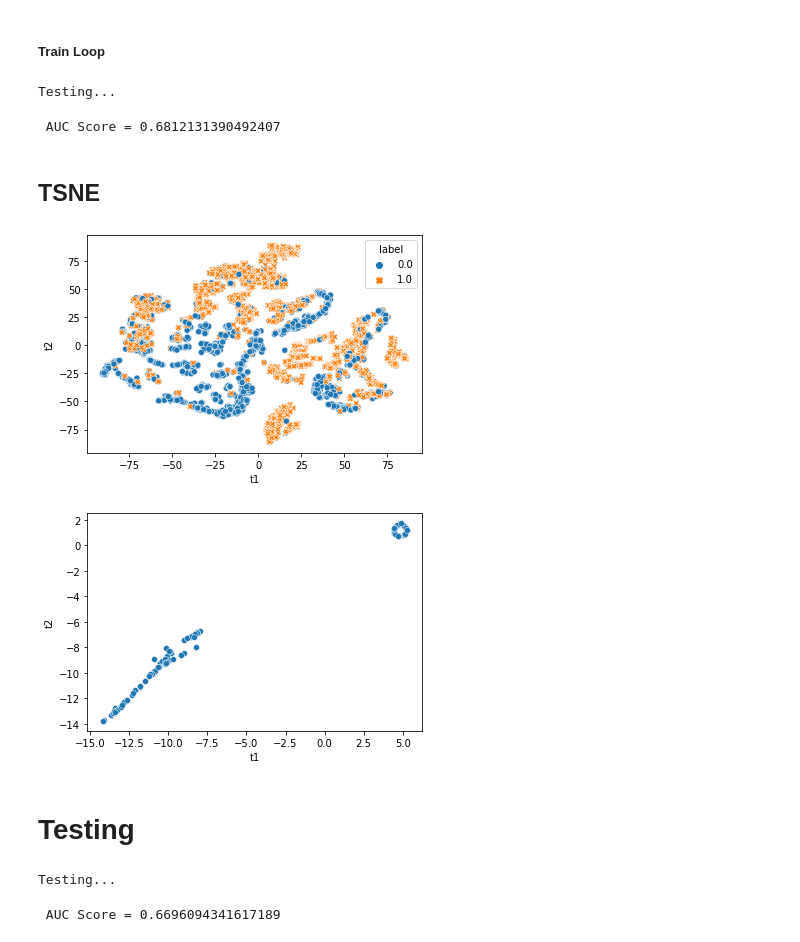
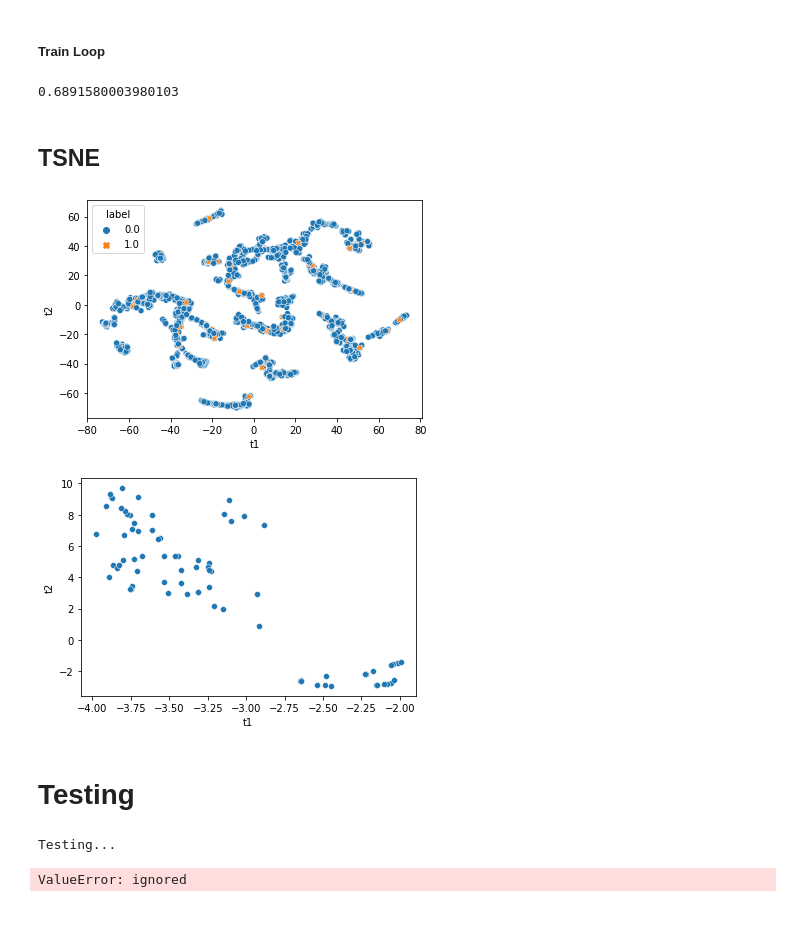
Before and after one commit to RayanAAY-ops/RE-Jodie-Recommander-System, a Jupyter notebook: main.ipynb, the cells around one changed output. Drawn from its saved outputs; the diff is of its cells as text; code cells hidden in the pictures.

```diff
--- a/main.ipynb
+++ b/main.ipynb
@@ -96,3 +85,3 @@ T-Batch ends !
 # %%
-t_batch_train, valid_test, train_interactions, test_interactions = t_batch_train_test(data,t_batches,5000)
+t_batch_train, valid_test, train_interactions, test_interactions = t_batch_train_test(data,t_batches,39917)
 # %% [output]
@@ -132,10 +123,10 @@ embedding_dim = 32
 data_torch = torch.from_numpy(data.values.astype(np.float32))
 model = RODIE(embedding_dim,data_torch,device=device,activation_rnn="tanh").to(device)
 
-n_epochs = 2
+n_epochs = 10
 lambda_u = 1
 lambda_i = 1
-learning_rate=1e-3
+learning_rate=1e-4
 optimizer = torch.optim.Adam(model.parameters(),lr=learning_rate,weight_decay=1e-5)
 
 model_,U,I,loss_list,valid_loss = train_rodie(t_batch_train,
@@ -152,8 +143,3 @@ model_,U,I,loss_list,valid_loss = train_rodie(t_batch_train,
           lambda_i,
           device
           )
-# %%
-y, pred,auc,valid_loss = test_rodie(test_data, U, I, data_torch, model_ ,device)
-# %% [output]
-Testing...
- AUC Score = 0.6812131390492407
@@ -160,17 +152,21 @@ Testing...
+# %%
+auc
+# %% [output]
+0.6891580003980103
 # %% [markdown]
 ## TSNE
 # %%
-tsne_embedding_users = plot_tsne(data,U,train_interactions,"user_id")
+tsne_embedding_users = plot_tsne(data,U,test_interactions[:int(len(test_interactions)/2)],"user_id")
 # %% [output]
-[figure, old version]
+[figure, new version]
 # %%
-tsne_embedding_items = plot_tsne(data,I,test_interactions,"item_id")
+tsne_embedding_items = plot_tsne(data,I,test_interactions[:int(len(test_interactions)/2)],"item_id")
 # %% [output]
-[figure, old version]
+[figure, new version]
 # %% [markdown]
 # Testing
 # %%
-y, pred,auc = test_rodie(test, U, I, data_torch, model_, device)
+y, pred,auc = test_rodie(test_data,weight_ratio_test, U, I, data_torch, model_, device)
 # %% [output]
 Testing...
- AUC Score = 0.6696094341617189
+ValueError: ignored
```
Also changed, not shown: parts of 7 cells of this notebook, 1 other file.
